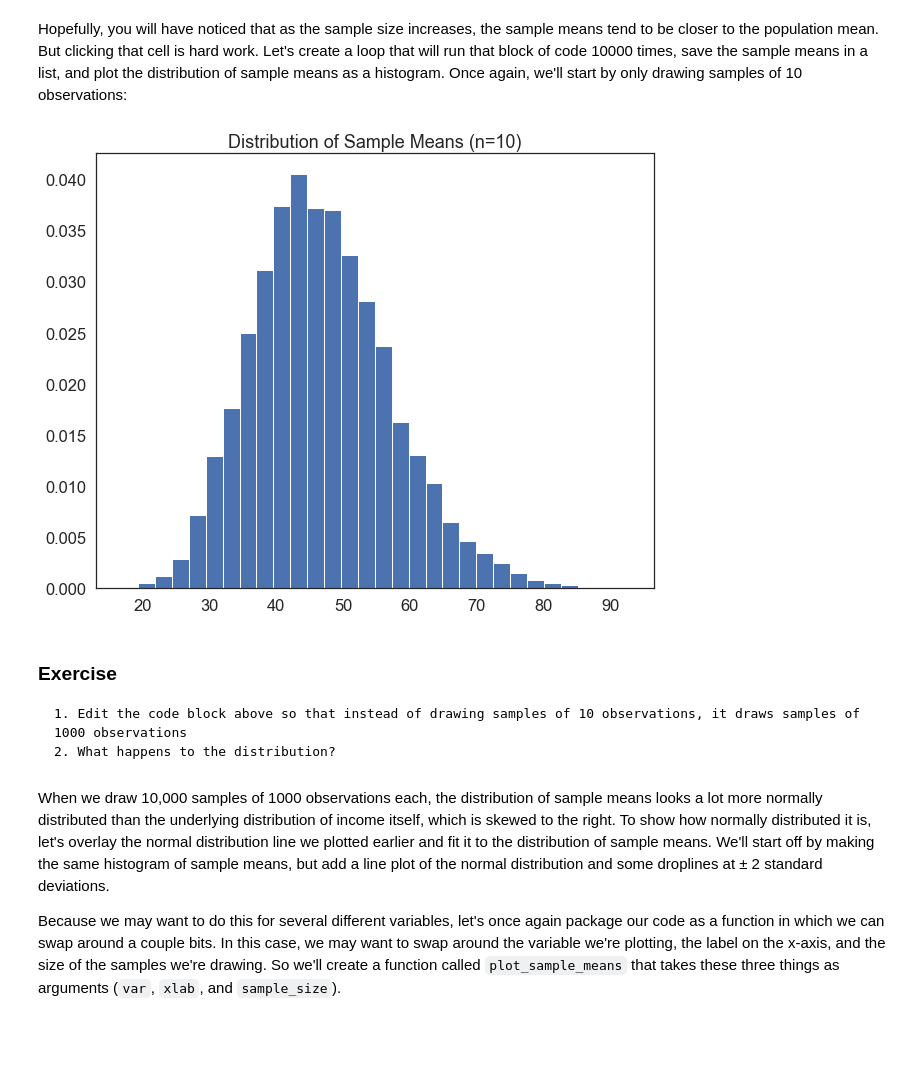
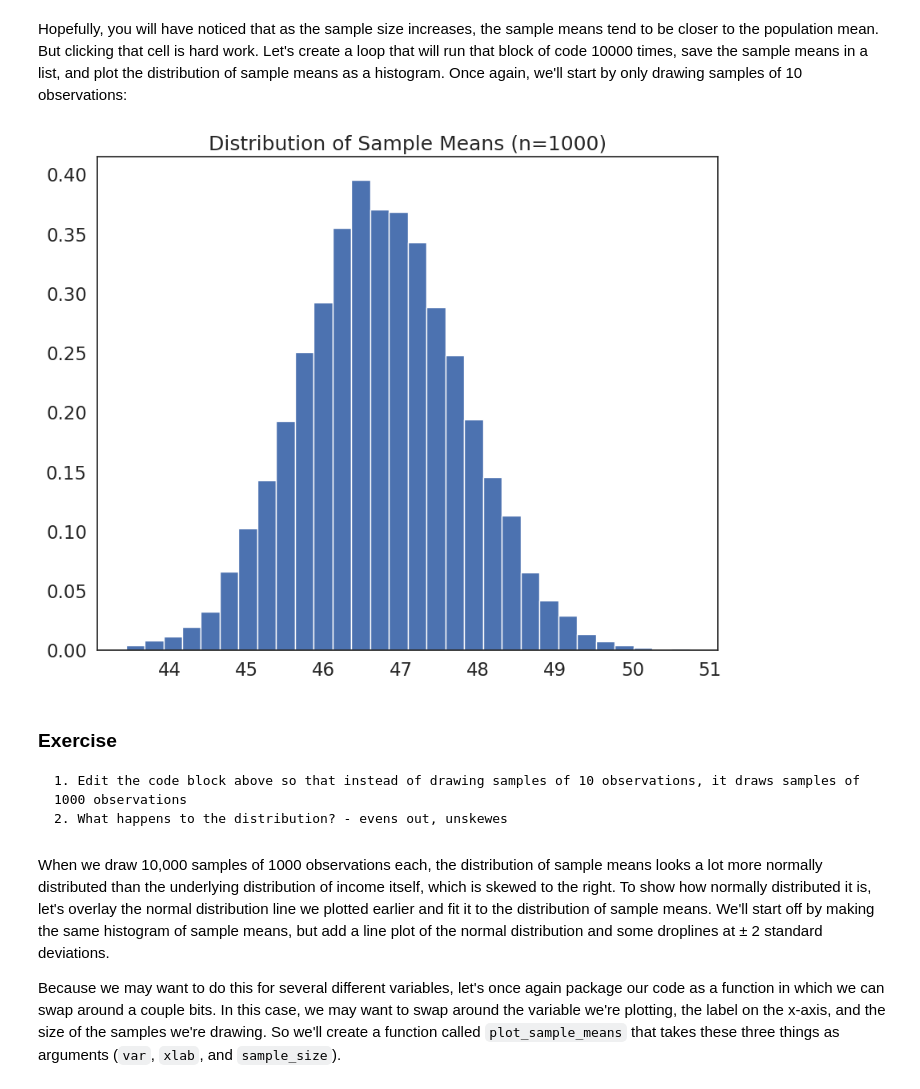
Before and after one commit to solo-marina/QM2, a Jupyter notebook: notebooks/W05. Distributions and Basic Statistics.ipynb, the cells around one changed output. Cells and saved outputs as stored; diff of their text form; code cells hidden in the pictures; blank space fills up the shorter version.

```diff
--- a/notebooks/W05. Distributions and Basic Statistics.ipynb
+++ b/notebooks/W05. Distributions and Basic Statistics.ipynb
@@ -170,3 +168,5 @@ Name: race, dtype: int64
 what other variables are categorical? Convert them to categorical and describe. What is the most common occupation in this dataset?
 # %%
 # convert the variables to categorical and describe
+df['occupation']=df['occupation'].astype('category')
+df['occupation'].describe()
@@ -368,24 +374,24 @@ Hopefully, you will have noticed that as the sample size increases, the sample m
 # %%
 #create an empty list to store sample means
 sample_means=[]
 
-sample_size=10
+sample_size=1000
 # loop 10,000 times.
 for i in range(0,10000):
     sample= df['income'].sample(sample_size, replace=True) # draw a sample of 10 observations from the income variable, with replacement
     sample_mean=sample.mean() # calculate the mean of the sample
     sample_means.append(sample_mean) # append the sample mean to the list of sample means
 
 plt.hist(sample_means, bins=30, edgecolor='white', density=True) # plot a histogram of the sample means
 plt.title('Distribution of Sample Means (n={})'.format(sample_size)) # add a title
 plt.show()
 # %% [output]
-[figure, old version]
+[figure, new version]
 # %% [markdown]
 ### Exercise
 
     1. Edit the code block above so that instead of drawing samples of 10 observations, it draws samples of 1000 observations
-    2. What happens to the distribution?
+    2. What happens to the distribution? - evens out, unskewes
 # %% [markdown]
 When we draw 10,000 samples of 1000 observations each, the distribution of sample means looks a lot more normally distributed than the underlying distribution of income itself, which is skewed to the right. To show how normally distributed it is, let's overlay the normal distribution line we plotted earlier and fit it to the distribution of sample means. We'll start off by making the same histogram of sample means, but add a line plot of the normal distribution and some droplines at ± 2 standard deviations.
 
```
Also changed, not shown: parts of 16 cells of this notebook.
